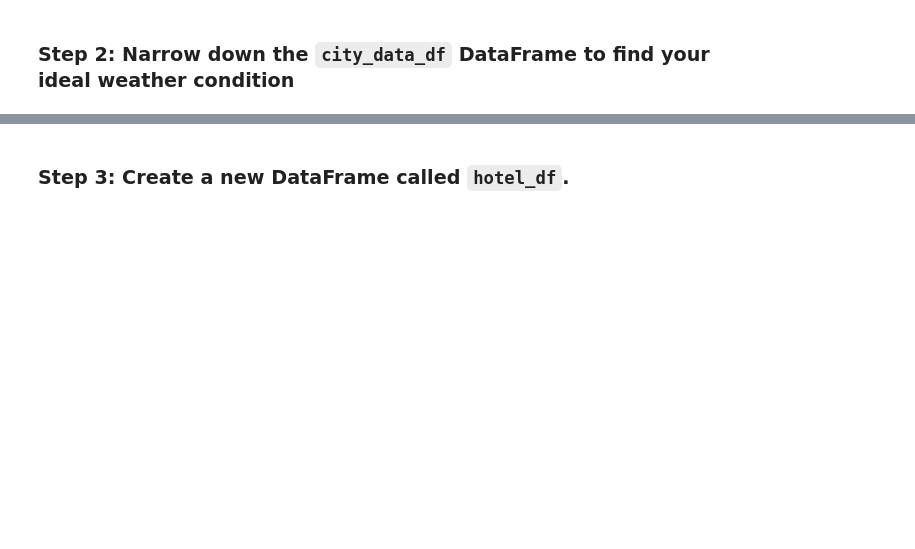
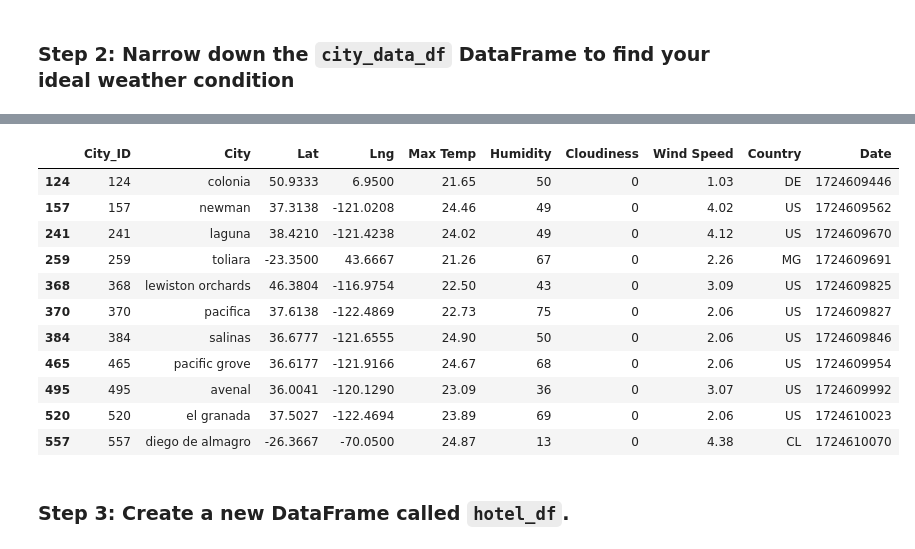
Before and after one commit to DidemBl/python-api-challenge, a Jupyter notebook: WeatherPy/VacationPy.ipynb, the cells around one changed output, grey strips where cells are left out. Drawn from its saved outputs; the diff is of its cells as text; code cells hidden in the pictures; blank space fills up the shorter version.

```diff
--- a/WeatherPy/VacationPy.ipynb
+++ b/WeatherPy/VacationPy.ipynb
@@ -97,3 +52,30 @@ city_data_df_map
+# %%
+
+#A max temperature lower than 27 degrees but higher than 21
+ideal_temp_df = city_data_df.loc[(city_data_df["Max Temp"]>21) & (city_data_df["Max Temp"]<26) & (city_data_df["Wind Speed"] < 4.5) & (city_data_df["Cloudiness"] ==0), :]
+ideal_temp_df
+
+
+
+#Narrow down cities that fit criteria and drop any results with null values
+ideal_temp_df.dropna()
+
+
+# Display sample data
+ideal_temp_df.head(11)
+# %% [output]
+|  | City_ID | City | Lat | Lng | Max Temp | Humidity | Cloudiness | Wind Speed | Country | Date |
+| 124 | 124 | colonia | 50.9333 | 6.9500 | 21.65 | 50 | 0 | 1.03 | DE | 1724609446 |
+| 157 | 157 | newman | 37.3138 | -121.0208 | 24.46 | 49 | 0 | 4.02 | US | 1724609562 |
+| 241 | 241 | laguna | 38.4210 | -121.4238 | 24.02 | 49 | 0 | 4.12 | US | 1724609670 |
+| 259 | 259 | toliara | -23.3500 | 43.6667 | 21.26 | 67 | 0 | 2.26 | MG | 1724609691 |
+| 368 | 368 | lewiston orchards | 46.3804 | -116.9754 | 22.50 | 43 | 0 | 3.09 | US | 1724609825 |
+| 370 | 370 | pacifica | 37.6138 | -122.4869 | 22.73 | 75 | 0 | 2.06 | US | 1724609827 |
+| 384 | 384 | salinas | 36.6777 | -121.6555 | 24.90 | 50 | 0 | 2.06 | US | 1724609846 |
+| 465 | 465 | pacific grove | 36.6177 | -121.9166 | 24.67 | 68 | 0 | 2.06 | US | 1724609954 |
+| 495 | 495 | avenal | 36.0041 | -120.1290 | 23.09 | 36 | 0 | 3.07 | US | 1724609992 |
+| 520 | 520 | el granada | 37.5027 | -122.4694 | 23.89 | 69 | 0 | 2.06 | US | 1724610023 |
+| 557 | 557 | diego de almagro | -26.3667 | -70.0500 | 24.87 | 13 | 0 | 4.38 | CL | 1724610070 |
 # %% [markdown]
 ### Step 3: Create a new DataFrame called `hotel_df`.
 # %%
```
Also changed, not shown: parts of 6 cells of this notebook.
